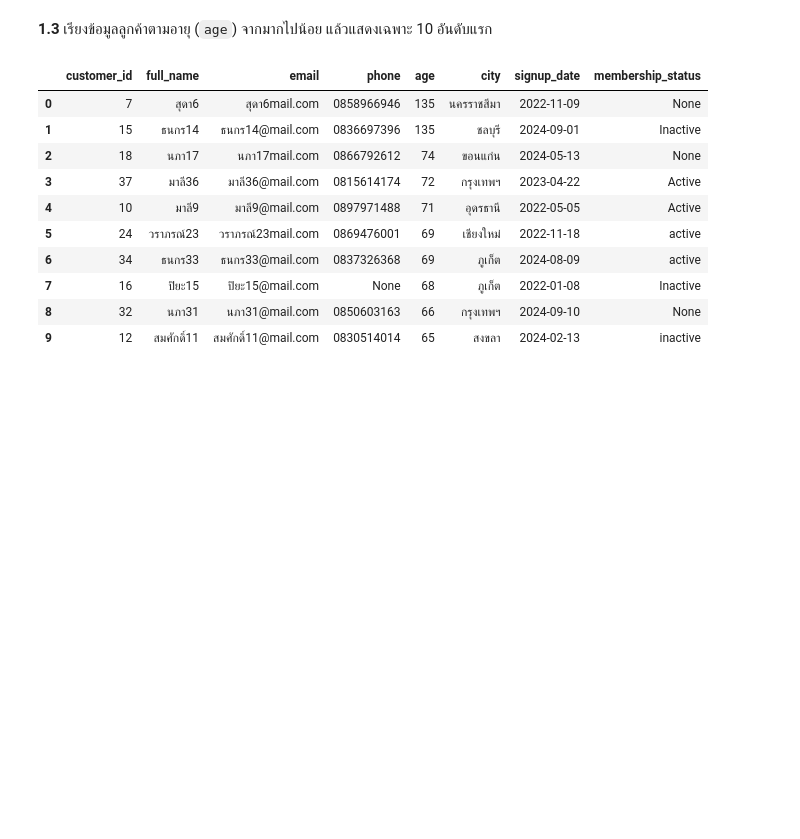
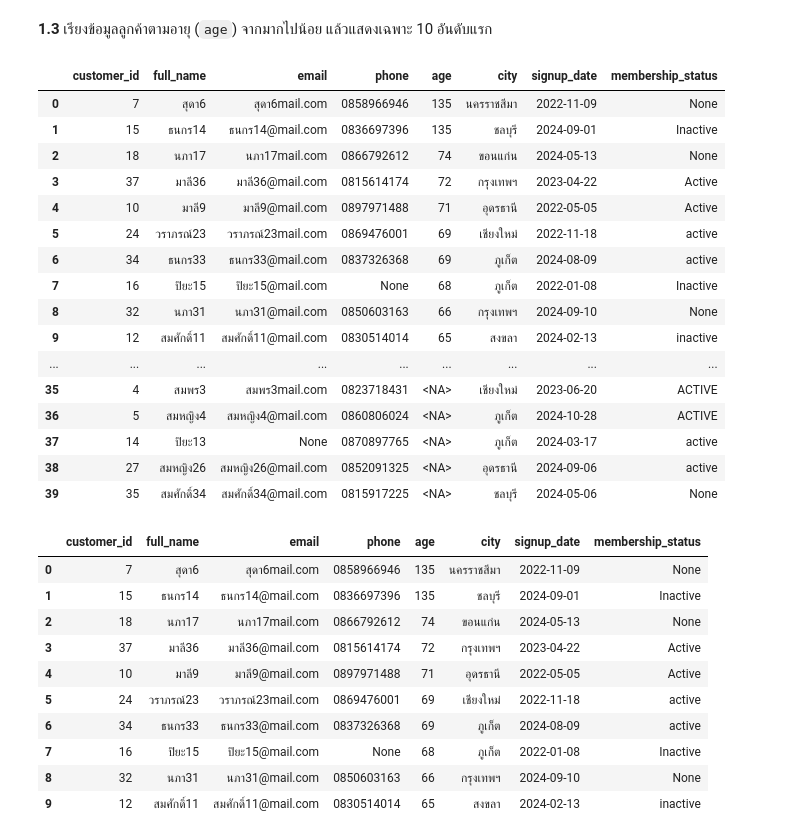
Before and after one commit to mxls34/AdvanceDatabase, a Jupyter notebook: Chapter2_HW_SQL_Selection_and_Complex_Conditions.ipynb, the cells around one changed output. Drawn from its saved outputs; the diff is of its cells as text; code cells hidden in the pictures; blank space fills up the shorter version.

```diff
--- a/Chapter2_HW_SQL_Selection_and_Complex_Conditions.ipynb
+++ b/Chapter2_HW_SQL_Selection_and_Complex_Conditions.ipynb
@@ -127,8 +127,26 @@ con.execute("""
 # %%
 # TODO 1.3
 con.execute("""
-
+      SELECT * FROM customers ORDER BY age DESC
 """).df()
+# %% [output]
+|  | customer_id | full_name | email | phone | age | city | signup_date | membership_status |
+| 0 | 7 | สุดา6 | สุดา6mail.com | 0858966946 | 135 | นครราชสีมา | 2022-11-09 | None |
+| 1 | 15 | ธนกร14 | ธนกร14@mail.com | 0836697396 | 135 | ชลบุรี | 2024-09-01 | Inactive |
+| 2 | 18 | นภา17 | นภา17mail.com | 0866792612 | 74 | ขอนแก่น | 2024-05-13 | None |
+| 3 | 37 | มาลี36 | มาลี36@mail.com | 0815614174 | 72 | กรุงเทพฯ | 2023-04-22 | Active |
+| 4 | 10 | มาลี9 | มาลี9@mail.com | 0897971488 | 71 | อุดรธานี | 2022-05-05 | Active |
+| 5 | 24 | วราภรณ์23 | วราภรณ์23mail.com | 0869476001 | 69 | เชียงใหม่ | 2022-11-18 | active |
+| 6 | 34 | ธนกร33 | ธนกร33@mail.com | 0837326368 | 69 | ภูเก็ต | 2024-08-09 | active |
+| 7 | 16 | ปิยะ15 | ปิยะ15@mail.com | None | 68 | ภูเก็ต | 2022-01-08 | Inactive |
+| 8 | 32 | นภา31 | นภา31@mail.com | 0850603163 | 66 | กรุงเทพฯ | 2024-09-10 | None |
+| 9 | 12 | สมศักดิ์11 | สมศักดิ์11@mail.com | 0830514014 | 65 | สงขลา | 2024-02-13 | inactive |
+| ... | ... | ... | ... | ... | ... | ... | ... | ... |
+| 35 | 4 | สมพร3 | สมพร3mail.com | 0823718431 | <NA> | เชียงใหม่ | 2023-06-20 | ACTIVE |
+| 36 | 5 | สมหญิง4 | สมหญิง4@mail.com | 0860806024 | <NA> | ภูเก็ต | 2024-10-28 | ACTIVE |
+| 37 | 14 | ปิยะ13 | None | 0870897765 | <NA> | ภูเก็ต | 2024-03-17 | active |
+| 38 | 27 | สมหญิง26 | สมหญิง26@mail.com | 0852091325 | <NA> | อุดรธานี | 2024-09-06 | active |
+| 39 | 35 | สมศักดิ์34 | สมศักดิ์34@mail.com | 0815917225 | <NA> | ชลบุรี | 2024-05-06 | None |
 # %%
 # ตัวอย่างผลลัพธ์ 1.3
 # %% [output]
```
Also changed, not shown: parts of 7 cells of this notebook.
